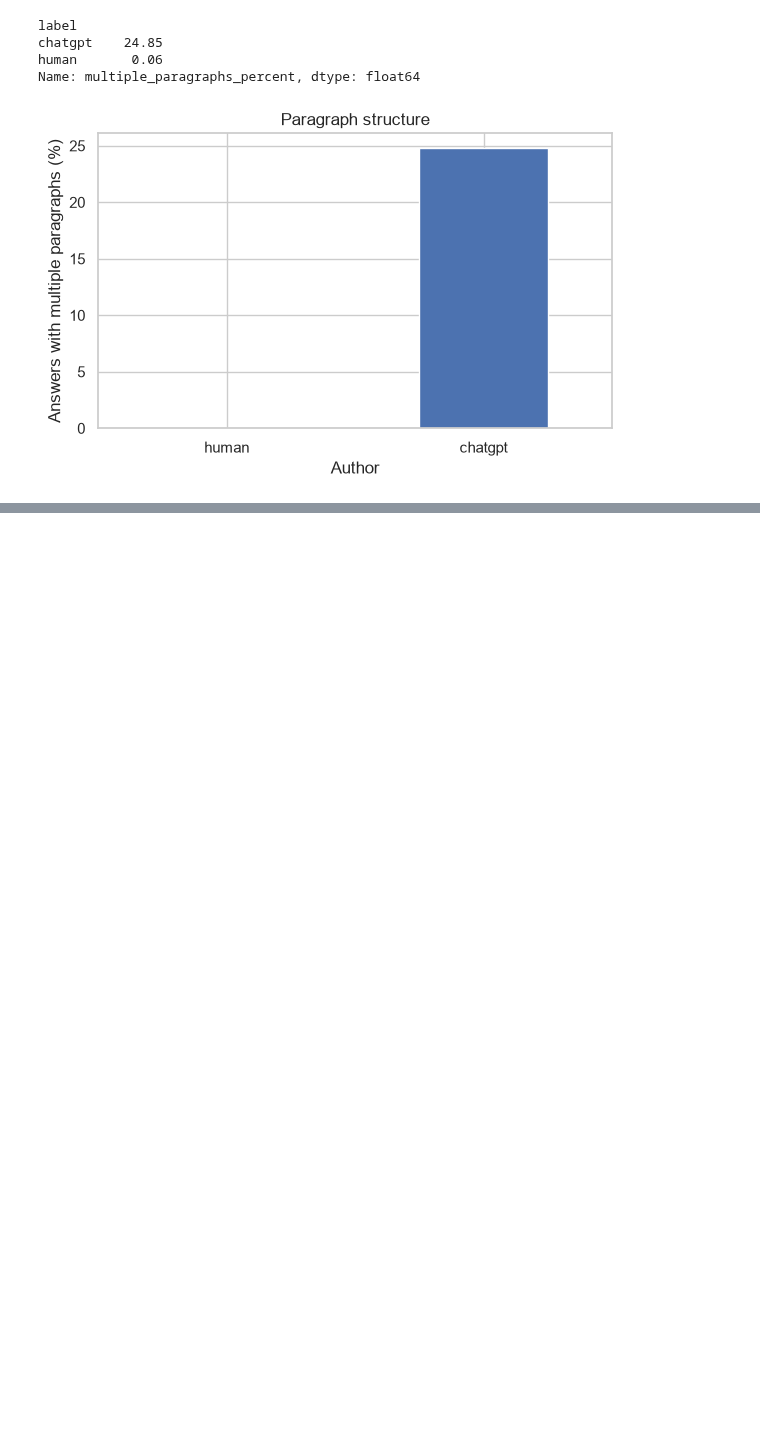
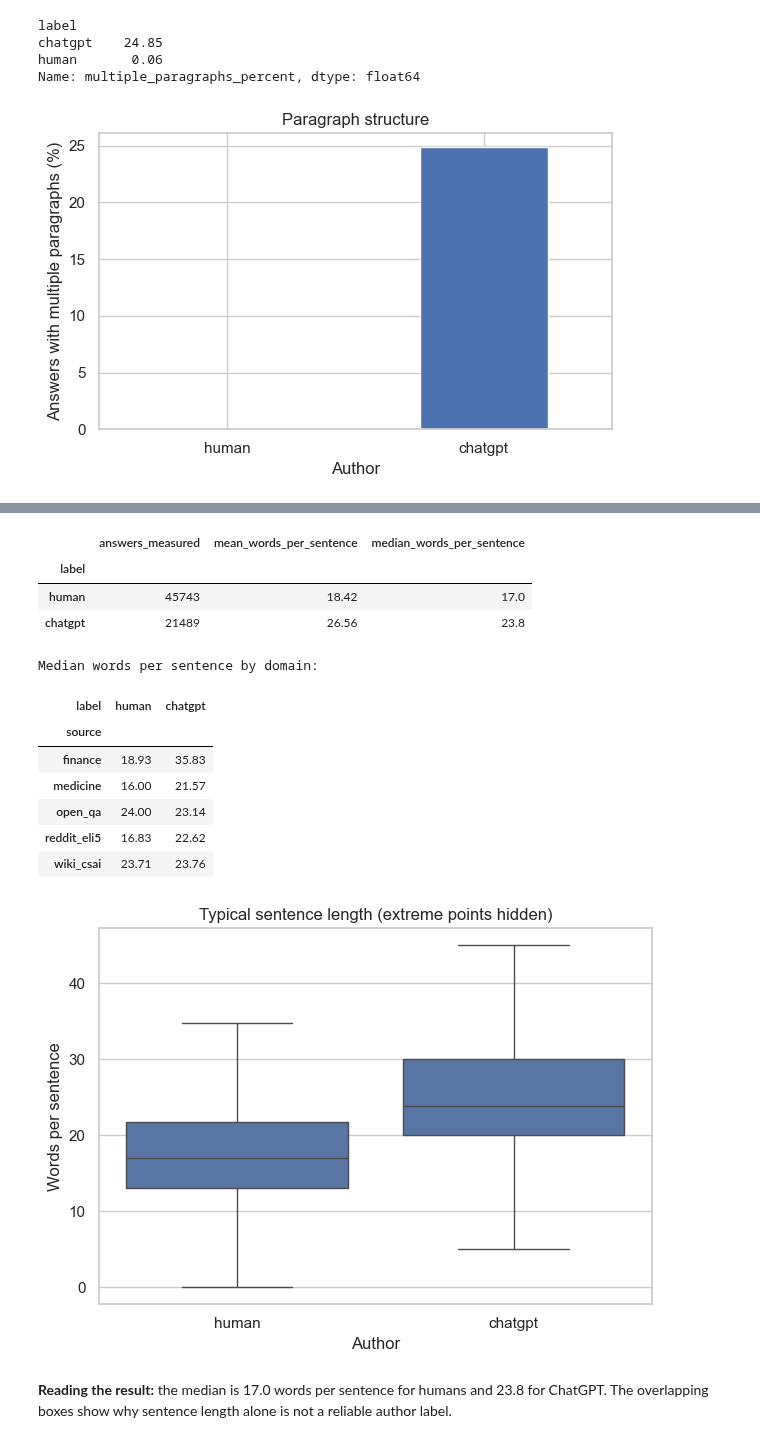
Before and after one commit to Break-Through-Tech/Chewy-1B-spot-the-bot-detecting-ai-generated-text, a Jupyter notebook: notebooks/eda.ipynb, the cells around one changed output, grey strips where cells are left out. Cells and saved outputs as stored; diff of their text form; code cells hidden in the pictures; blank space fills up the shorter version.

```diff
--- a/notebooks/eda.ipynb
+++ b/notebooks/eda.ipynb
@@ -295,0 +392,31 @@ display(Markdown(
+# %%
+answers["words_per_sentence"] = answers["word_count"] / answers["sentence_count"].replace(0, np.nan)
+sentence_length_summary = answers.groupby("label")["words_per_sentence"].agg(
+    answers_measured="count", mean_words_per_sentence="mean", median_words_per_sentence="median"
+).reindex(LABELS)
+display(sentence_length_summary.round(2))
+print("Median words per sentence by domain:")
+display(answers.groupby(["source", "label"])["words_per_sentence"].median().unstack().reindex(columns=LABELS).round(2))
+sns.boxplot(data=answers, x="label", y="words_per_sentence", order=LABELS, showfliers=False)
+plt.xlabel("Author"); plt.ylabel("Words per sentence")
+plt.title("Typical sentence length (extreme points hidden)"); plt.tight_layout(); plt.show()
+display(Markdown(
+    f"**Reading the result:** the median is {sentence_length_summary.loc['human', 'median_words_per_sentence']:.1f} words per sentence for humans "
+    f"and {sentence_length_summary.loc['chatgpt', 'median_words_per_sentence']:.1f} for ChatGPT. "
+    "The overlapping boxes show why sentence length alone is not a reliable author label."
+))
+# %% [output]
+|  | answers_measured | mean_words_per_sentence | median_words_per_sentence |
+| label |  |  |  |
+| human | 45743 | 18.42 | 17.0 |
+| chatgpt | 21489 | 26.56 | 23.8 |
+Median words per sentence by domain:
+| label | human | chatgpt |
+| source |  |  |
+| finance | 18.93 | 35.83 |
+| medicine | 16.00 | 21.57 |
+| open_qa | 24.00 | 23.14 |
+| reddit_eli5 | 16.83 | 22.62 |
+| wiki_csai | 23.71 | 23.76 |
+[figure, added]
+**Reading the result:** the median is 17.0 words per sentence for humans and 23.8 for ChatGPT. The overlapping boxes show why sentence length alone is not a reliable author label.
```
Also changed, not shown: parts of 35 cells of this notebook, 5 other files.
